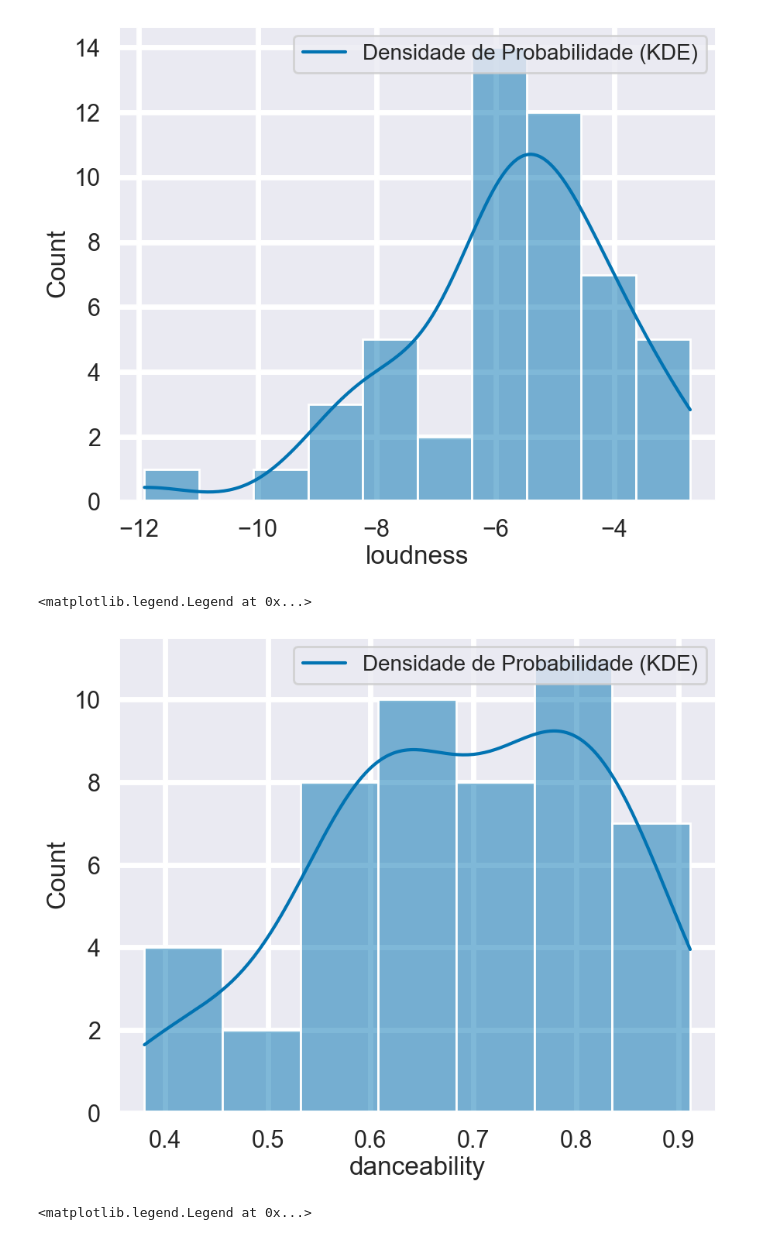
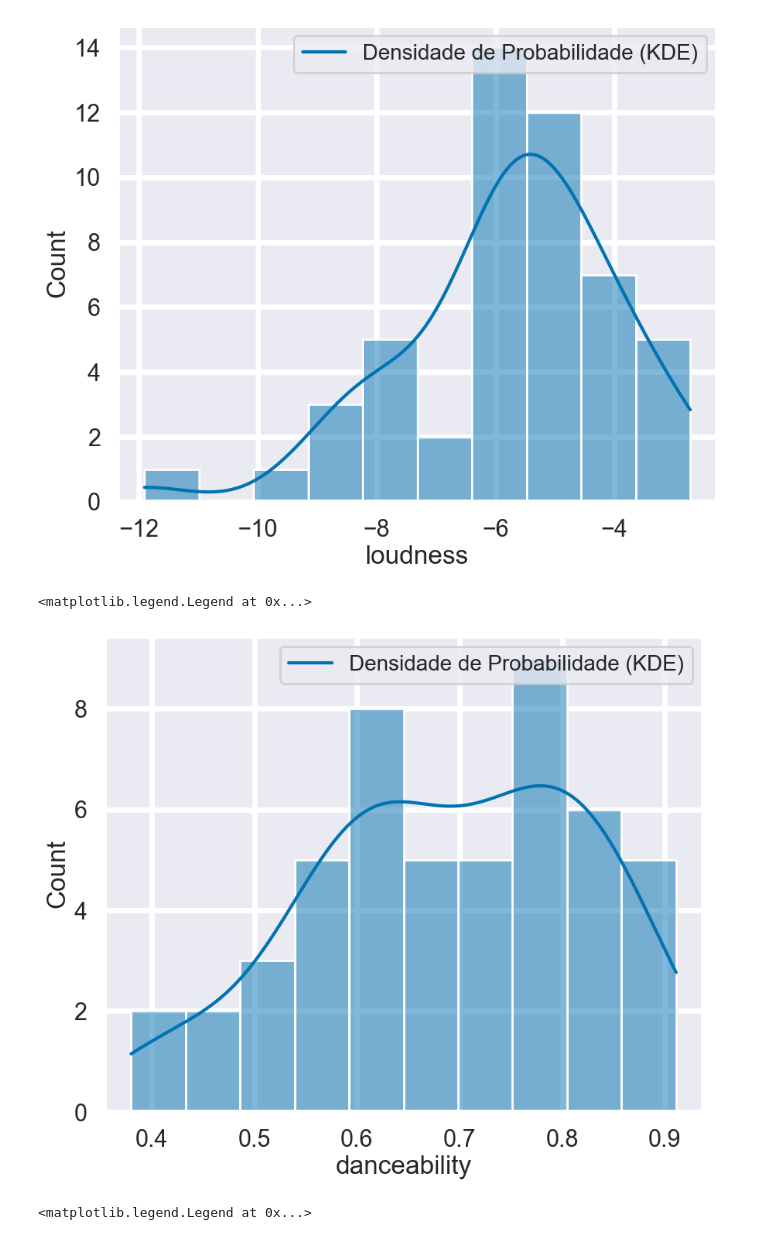
Before and after one commit to GabrielBG0/spotify-2022-visualized, a Jupyter notebook: exploration/exp_top50.ipynb, the cells around one changed output. Cells and saved outputs as stored; diff of their text form; code cells hidden in the pictures.

```diff
--- a/exploration/exp_top50.ipynb
+++ b/exploration/exp_top50.ipynb
@@ -100,11 +100,11 @@ ax.legend(['Densidade de Probabilidade (KDE)'], prop={'size': 20})
 [figure]
 # %%
 plt.figure(figsize=(10, 8))
-ax = sns.histplot(data=df, x="danceability", kde=True)
+ax = sns.histplot(data=df, x="danceability", kde=True, bins=10)
 ax.legend(['Densidade de Probabilidade (KDE)'], prop={'size': 20})
 # %% [output]
 <matplotlib.legend.Legend at 0x...>
-[figure, old version]
+[figure, new version]
 # %%
 plt.figure(figsize=(10, 8))
 ax = sns.histplot(data=df, x="acousticness", kde=True)
```
Also changed, not shown: parts of 1 cell of this notebook, 11 other files.
